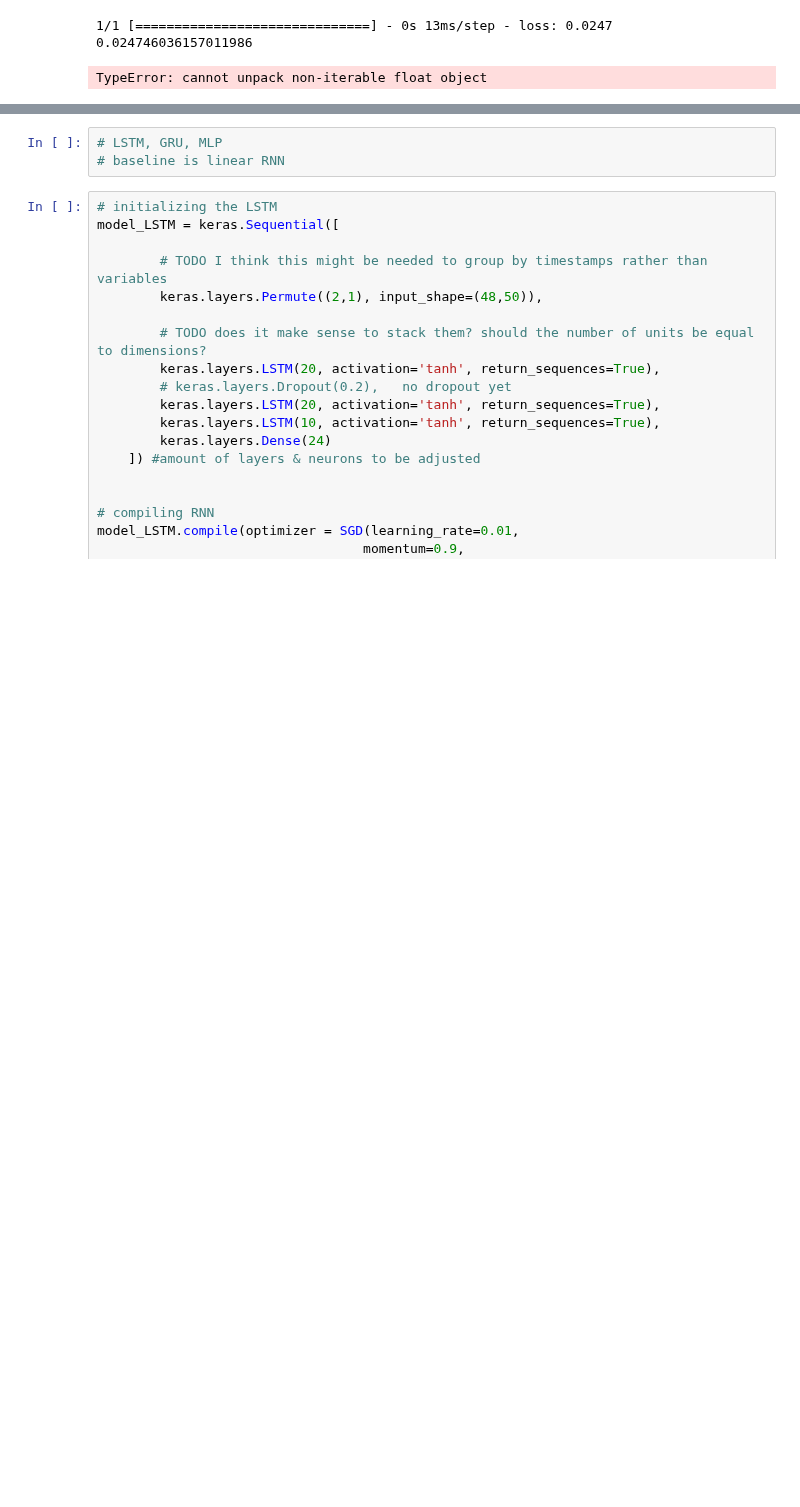
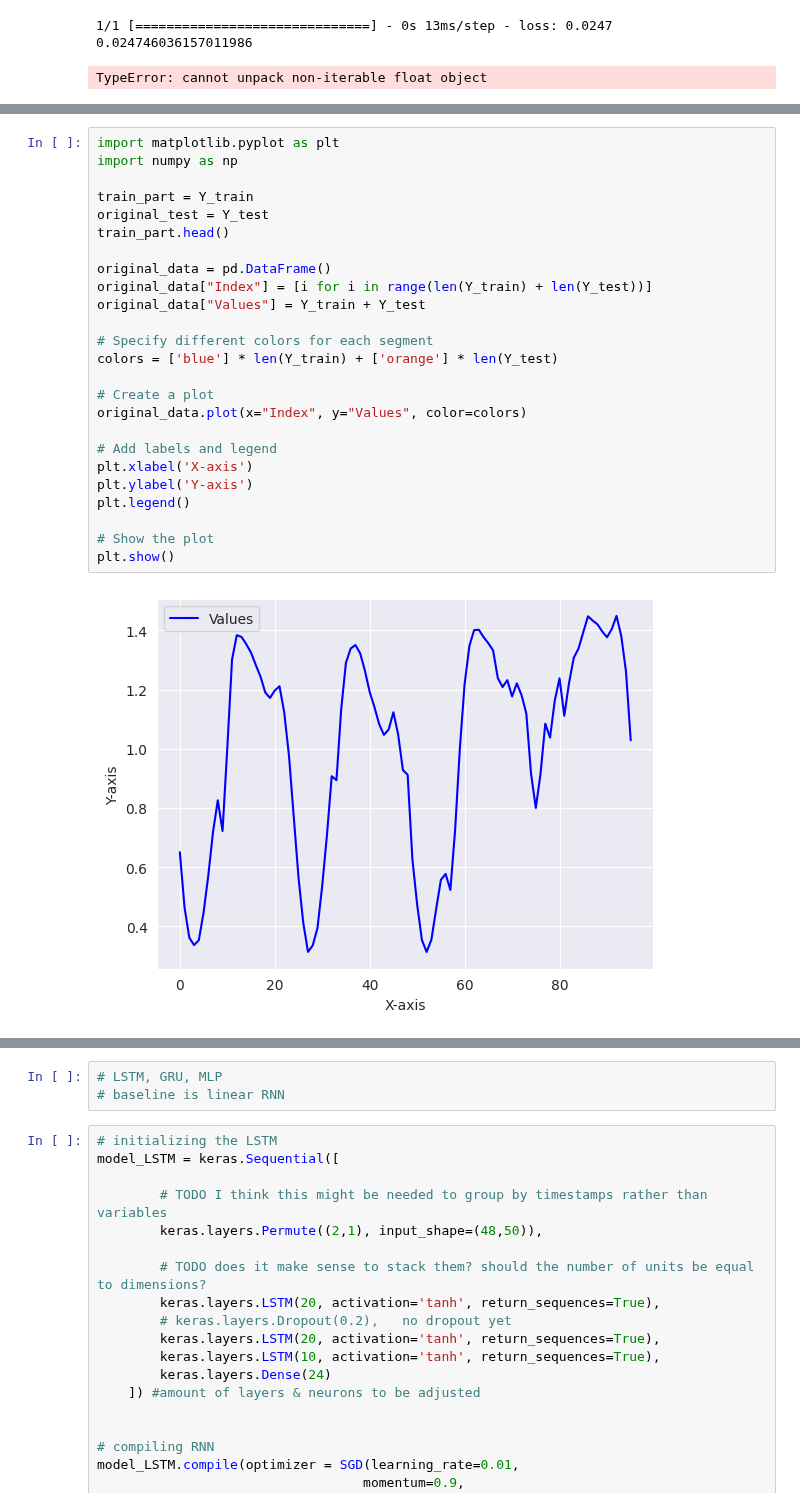
Before and after one commit to MatejPriesol/Forecasting-Carbon-Intensity-and-Solar-Generation, a Jupyter notebook: models/RNN.ipynb, the cells around one changed output, grey strips where cells are left out. Drawn from its saved outputs; the diff is of its cells as text; blank space fills up the shorter version.

Commit message:
started with plotting the results

```diff
--- a/models/RNN.ipynb
+++ b/models/RNN.ipynb
@@ -203,0 +214,27 @@ TypeError: cannot unpack non-iterable float object
+# %%
+import matplotlib.pyplot as plt
+import numpy as np
+
+train_part = Y_train
+original_test = Y_test
+train_part.head()
+
+original_data = pd.DataFrame()
+original_data["Index"] = [i for i in range(len(Y_train) + len(Y_test))]
+original_data["Values"] = Y_train + Y_test
+
+# Specify different colors for each segment
+colors = ['blue'] * len(Y_train) + ['orange'] * len(Y_test)
+
+# Create a plot
+original_data.plot(x="Index", y="Values", color=colors)
+
+# Add labels and legend
+plt.xlabel('X-axis')
+plt.ylabel('Y-axis')
+plt.legend()
+
+# Show the plot
+plt.show()
+# %% [output]
+[figure, added]
```
Also changed, not shown: parts of 2 cells of this notebook.
